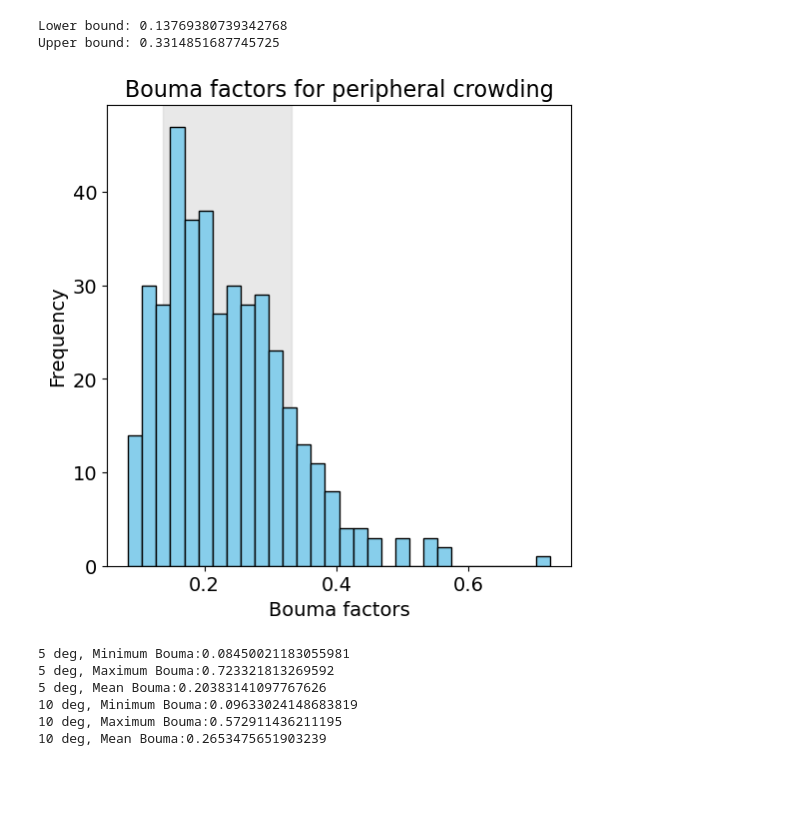
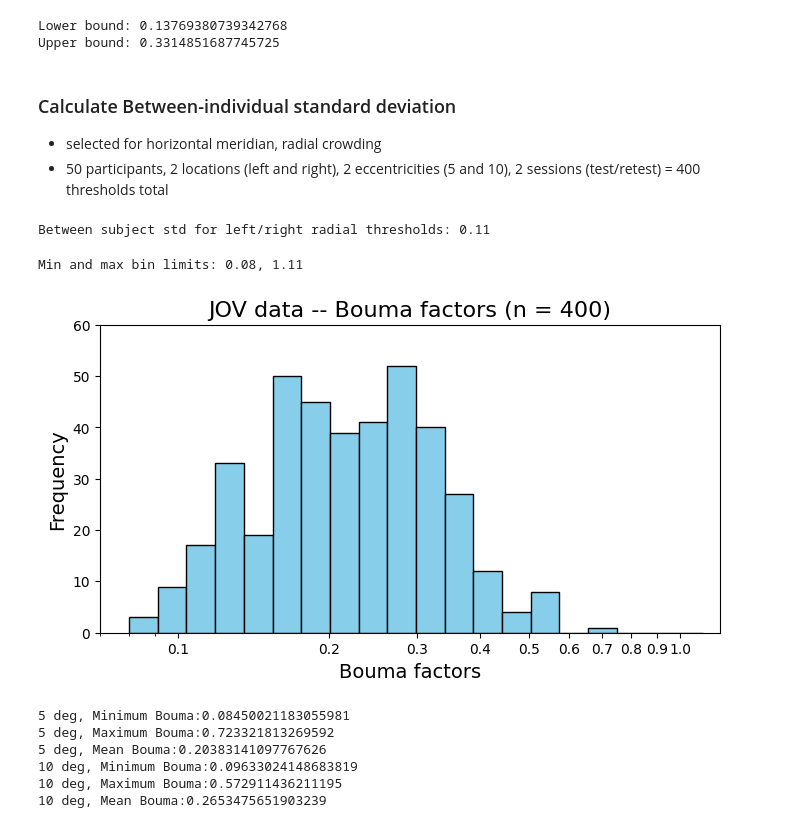
Before and after one commit to fh986/crowding-individual-difference, a Jupyter notebook: Jan_JOVdata.ipynb, the cells around one changed output. Drawn from its saved outputs; the diff is of its cells as text; code cells hidden in the pictures; blank space fills up the shorter version.

Commit message:
updated histograms

```diff
--- a/Jan_JOVdata.ipynb
+++ b/Jan_JOVdata.ipynb
@@ -12,6 +8,6 @@ Hello world
 # %%
 # Set up files
-filepath = '/Users/helenhu/Documents/Variance_data/JoV23Data.csv'
+filepath = 'data/JoV23Data.csv'
 jov_data = pd.read_csv(filepath)
 print(jov_data.head())
 # %% [output]
@@ -146,21 +142,69 @@ print('Upper bound:', upperBound)
 # %% [output]
 Lower bound: 0.13769380739342768
 Upper bound: 0.3314851687745725
+# %% [markdown]
+### Calculate Between-individual standard deviation
+- selected for horizontal meridian, radial crowding
+- 50 participants, 2 locations (left and right), 2 eccentricities (5 and 10), 2 sessions (test/retest) = 400 thresholds total
+# %%
+bouma_log = np.log10(bouma)
+
+bouma_log_std = np.std(bouma_log)
+
+jov_data_filtered['Bouma'] = bouma
+jov_data_filtered['LogBouma'] = bouma_log
+
+subject_names = jov_data_filtered['Observer'].unique()
+numSubj = len(subject_names);
+
+subj_mean_bouma_log = np.full((numSubj,1),np.nan)
+for ii in range(numSubj):
+
+    subj_name = subject_names[ii];
+
+    subj_bouma_log = jov_data_filtered[jov_data_filtered['Observer'] == subj_name]
+
+    subj_mean_bouma_log[ii] = np.mean(subj_bouma_log['LogBouma'])
+
+
+btw_subj_std = np.std(subj_mean_bouma_log)
+
+print(f'Between subject std for left/right radial thresholds: {round(btw_subj_std, 2)}')
+# %% [output]
+Between subject std for left/right radial thresholds: 0.11
 # %%
 # Plot all bouma factors
-plt.figure(figsize=(6, 6))  # Square figure
 
-plt.axvspan(lowerBound, upperBound, color='lightgray', alpha=0.5) # mean +- one std
+# make the bins look the same size on a log scale
+num_bins = 20
+# min_val = round(np.nanmin(bouma),2)
+# max_val = round(np.nanmax(bouma),2)
+# print(f'Min and max bin limits: {min_val}, {max_val}')
+# bins = np.logspace(np.log10(min_val), np.log10(max_val), num_bins + 1)
+min_val = 0.08
+max_val = 1.11
+print(f'Min and max bin limits: {min_val}, {max_val}')
+bins = np.logspace(np.log10(min_val), np.log10(max_val), num_bins + 1)
 
-plt.hist(bouma, bins=30, color='skyblue', edgecolor='black')
-plt.title("Bouma factors for peripheral crowding", fontsize = 16)
+
+plt.figure(figsize=(8, 4))  # Square figure
+# plt.axvspan(lowerBound, upperBound, color='lightgray', alpha=0.5) # mean +- one std
+plt.hist(bouma, bins=bins, color='skyblue', edgecolor='black')
+plt.title(f"JOV data -- Bouma factors (n = {len(bouma)})", fontsize = 16)
 plt.xlabel("Bouma factors", fontsize = 14)
 plt.ylabel("Frequency", fontsize = 14)
-plt.gca().tick_params(labelsize=14)
-# plt.xscale('log')
+plt.xscale('log')
+plt.xlim(0.07,1.2)
+plt.ylim(0,60)
+# add ticks and format them as normal floats
+tick_positions = np.linspace(0.1, 1, num=10)
+plt.xticks(tick_positions, labels=[f"{x:.1f}" for x in tick_positions])
+
+
 plt.show()
 # %% [output]
+Min and max bin limits: 0.08, 1.11
-[figure, old version]
+[figure, new version]
 # %%
 jov_data_5deg = jov_data_filtered[jov_data_filtered['RadialEccentricity'] == 5]
 bouma_5deg = jov_data_5deg['CrowdingDistance']/jov_data_5deg['RadialEccentricity']
```
Also changed, not shown: parts of 2 cells of this notebook, 1 other file.
